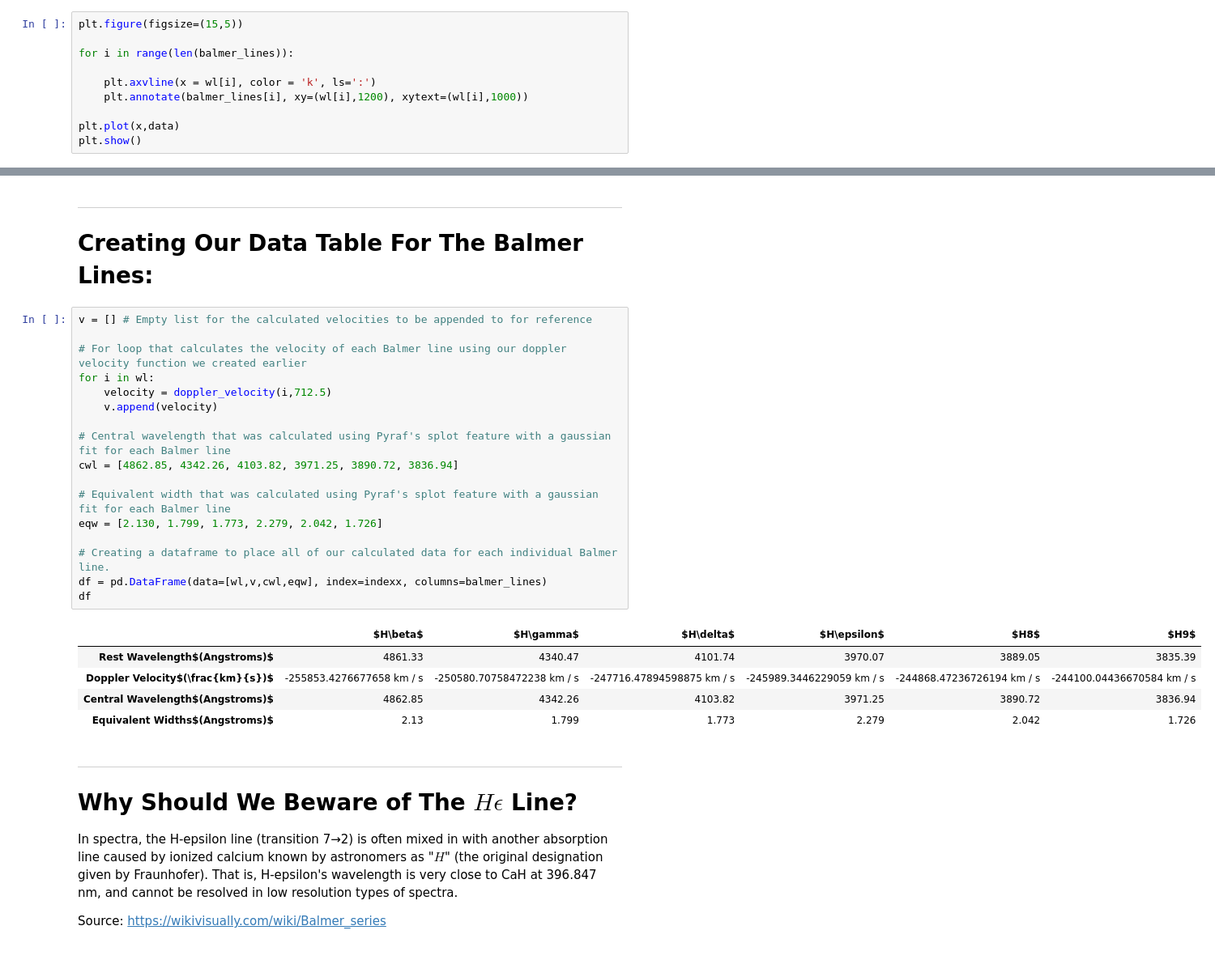
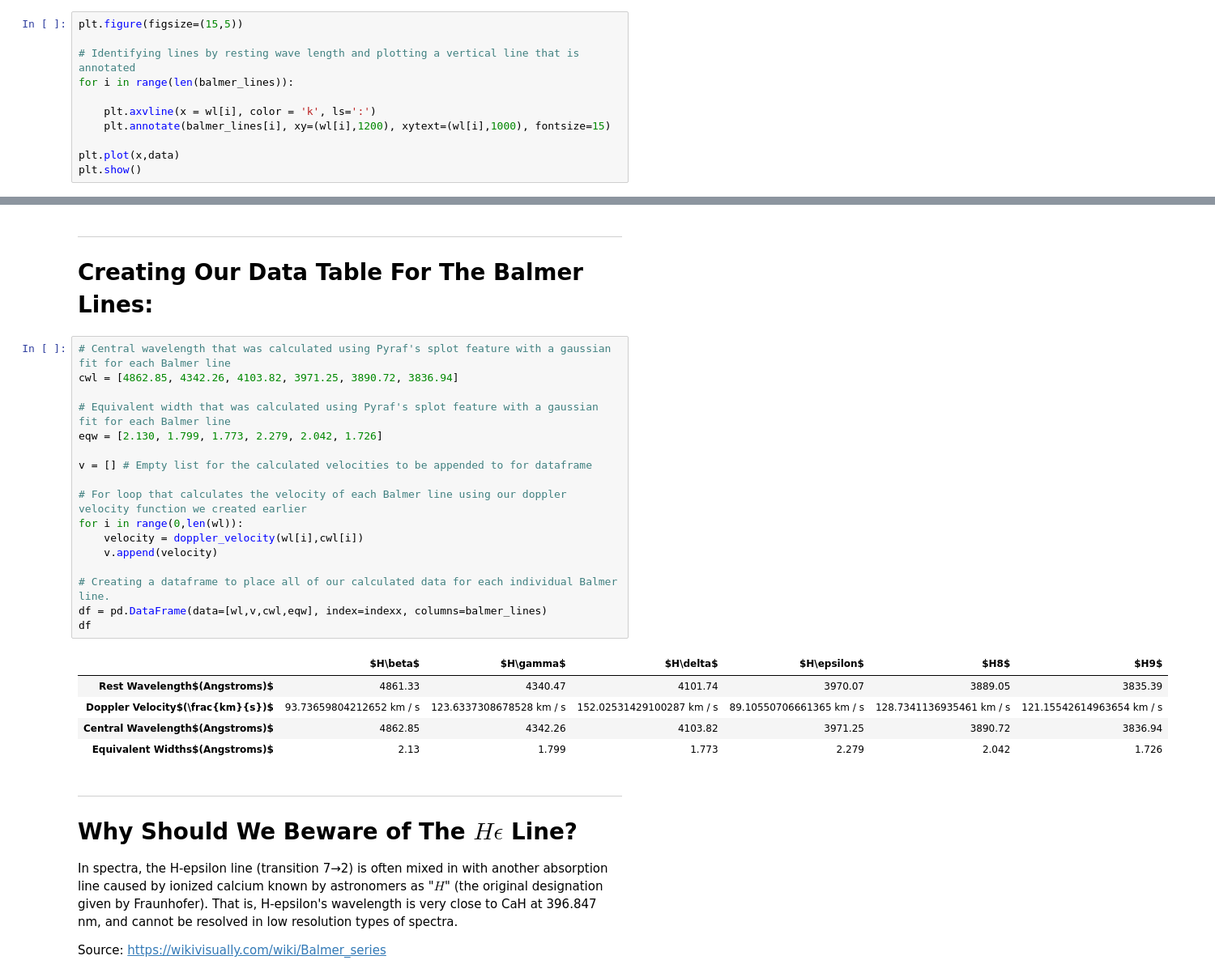
Before and after one commit to Spencer-Long/Spectroscopy-, a Jupyter notebook: HW_5.ipynb, the cells around one changed output, grey strips where cells are left out. Shown: that part at 81% size. Drawn from its saved outputs; the diff is of its cells as text.

```diff
--- a/HW_5.ipynb
+++ b/HW_5.ipynb
@@ -197,10 +199,11 @@ plt.plot(x, data)
 # %%
 plt.figure(figsize=(15,5))
 
+# Identifying lines by resting wave length and plotting a vertical line that is annotated
 for i in range(len(balmer_lines)):
 
     plt.axvline(x = wl[i], color = 'k', ls=':')
-    plt.annotate(balmer_lines[i], xy=(wl[i],1200), xytext=(wl[i],1000))
+    plt.annotate(balmer_lines[i], xy=(wl[i],1200), xytext=(wl[i],1000), fontsize=15)
 
 plt.plot(x,data)
 plt.show()
@@ -211,26 +214,26 @@ plt.show()
 
 # Creating Our Data Table For The Balmer Lines:
 # %%
-v = [] # Empty list for the calculated velocities to be appended to for reference
-
-# For loop that calculates the velocity of each Balmer line using our doppler velocity function we created earlier
-for i in wl:
-    velocity = doppler_velocity(i,712.5)
-    v.append(velocity)
-
 # Central wavelength that was calculated using Pyraf's splot feature with a gaussian fit for each Balmer line
 cwl = [4862.85, 4342.26, 4103.82, 3971.25, 3890.72, 3836.94]
 
 # Equivalent width that was calculated using Pyraf's splot feature with a gaussian fit for each Balmer line
 eqw = [2.130, 1.799, 1.773, 2.279, 2.042, 1.726]
 
+v = [] # Empty list for the calculated velocities to be appended to for dataframe
+
+# For loop that calculates the velocity of each Balmer line using our doppler velocity function we created earlier
+for i in range(0,len(wl)):
+    velocity = doppler_velocity(wl[i],cwl[i])
+    v.append(velocity)
+
 # Creating a dataframe to place all of our calculated data for each individual Balmer line.
 df = pd.DataFrame(data=[wl,v,cwl,eqw], index=indexx, columns=balmer_lines)
 df
 # %% [output]
 |  | $H\beta$ | $H\gamma$ | $H\delta$ | $H\epsilon$ | $H8$ | $H9$ |
 | Rest Wavelength$(Angstroms)$ | 4861.33 | 4340.47 | 4101.74 | 3970.07 | 3889.05 | 3835.39 |
-| Doppler Velocity$(\frac{km}{s})$ | -255853.4276677658 km / s | -250580.70758472238 km / s | -247716.47894598875 km / s | -245989.3446229059 km / s | -244868.47236726194 km / s | -244100.04436670584 km / s |
+| Doppler Velocity$(\frac{km}{s})$ | 93.73659804212652 km / s | 123.6337308678528 km / s | 152.02531429100287 km / s | 89.10550706661365 km / s | 128.7341136935461 km / s | 121.15542614963654 km / s |
 | Central Wavelength$(Angstroms)$ | 4862.85 | 4342.26 | 4103.82 | 3971.25 | 3890.72 | 3836.94 |
 | Equivalent Widths$(Angstroms)$ | 2.13 | 1.799 | 1.773 | 2.279 | 2.042 | 1.726 |
 # %% [markdown]
```
Also changed, not shown: parts of 5 cells of this notebook.
